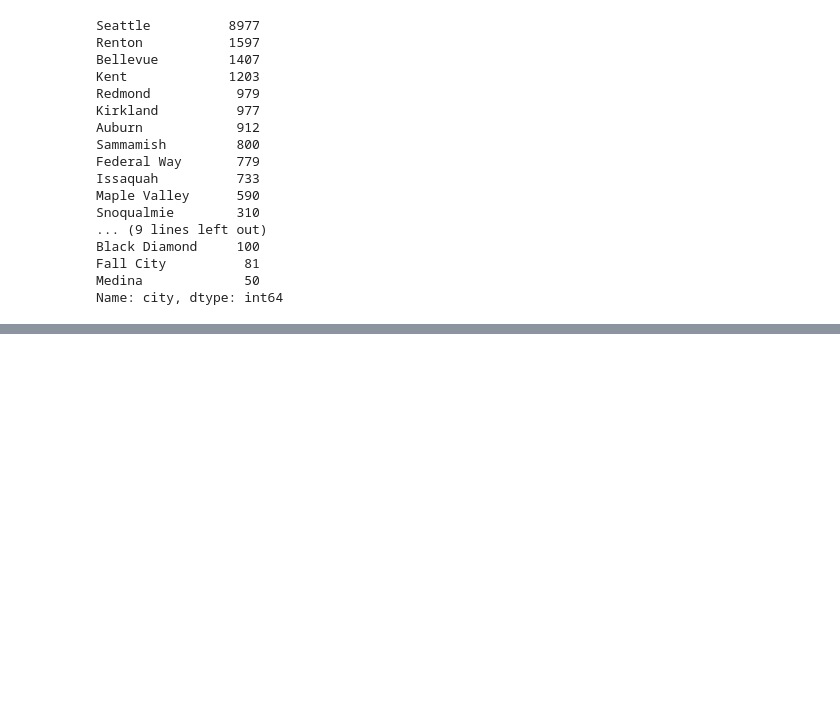
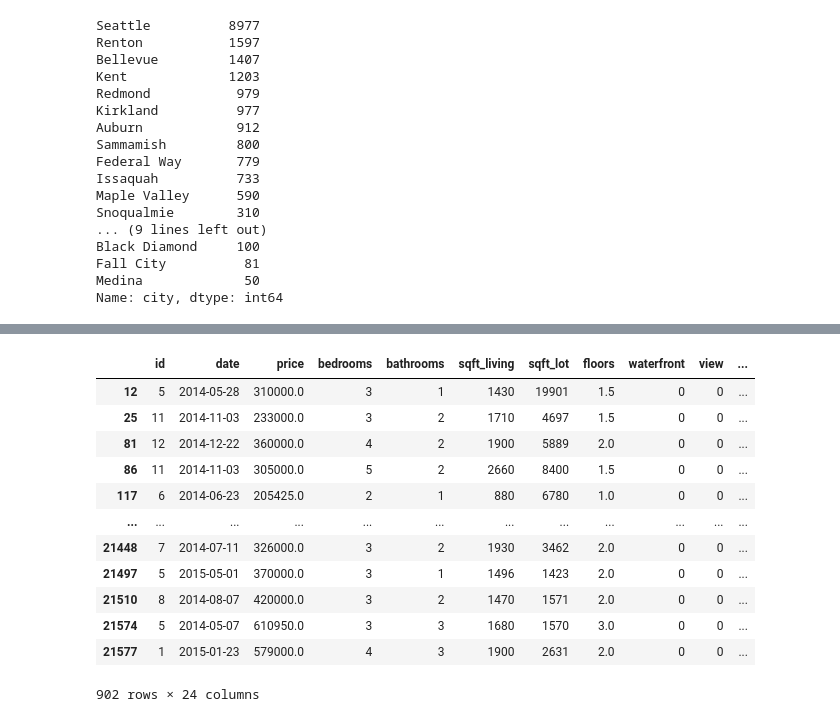
Before and after one commit to MariMecucci/arquivos-legais, a Jupyter notebook: Mini_Projeto_DNC_Marina_de_Andrade_Mecucci_RID_82589.ipynb, the cells around one changed output, grey strips where cells are left out. Saved outputs shown, nothing was run; the diff lists cells and outputs as text; code cells hidden in the pictures; blank space fills up the shorter version.

```diff
--- a/Mini_Projeto_DNC_Marina_de_Andrade_Mecucci_RID_82589.ipynb
+++ b/Mini_Projeto_DNC_Marina_de_Andrade_Mecucci_RID_82589.ipynb
@@ -229,0 +250,17 @@ df
+# %%
+preju = df[df['valorization']<0]
+preju
+# %% [output]
+|  | id | date | price | bedrooms | bathrooms | sqft_living | sqft_lot | floors | waterfront | view | ... |
+| 12 | 5 | 2014-05-28 | 310000.0 | 3 | 1 | 1430 | 19901 | 1.5 | 0 | 0 | ... |
+| 25 | 11 | 2014-11-03 | 233000.0 | 3 | 2 | 1710 | 4697 | 1.5 | 0 | 0 | ... |
+| 81 | 12 | 2014-12-22 | 360000.0 | 4 | 2 | 1900 | 5889 | 2.0 | 0 | 0 | ... |
+| 86 | 11 | 2014-11-03 | 305000.0 | 5 | 2 | 2660 | 8400 | 1.5 | 0 | 0 | ... |
+| 117 | 6 | 2014-06-23 | 205425.0 | 2 | 1 | 880 | 6780 | 1.0 | 0 | 0 | ... |
+| ... | ... | ... | ... | ... | ... | ... | ... | ... | ... | ... | ... |
+| 21448 | 7 | 2014-07-11 | 326000.0 | 3 | 2 | 1930 | 3462 | 2.0 | 0 | 0 | ... |
+| 21497 | 5 | 2015-05-01 | 370000.0 | 3 | 1 | 1496 | 1423 | 2.0 | 0 | 0 | ... |
+| 21510 | 8 | 2014-08-07 | 420000.0 | 3 | 2 | 1470 | 1571 | 2.0 | 0 | 0 | ... |
+| 21574 | 5 | 2014-05-07 | 610950.0 | 3 | 3 | 1680 | 1570 | 3.0 | 0 | 0 | ... |
+| 21577 | 1 | 2015-01-23 | 579000.0 | 4 | 3 | 1900 | 2631 | 2.0 | 0 | 0 | ... |
+902 rows × 24 columns
```
Also changed, not shown: parts of 12 cells of this notebook.
